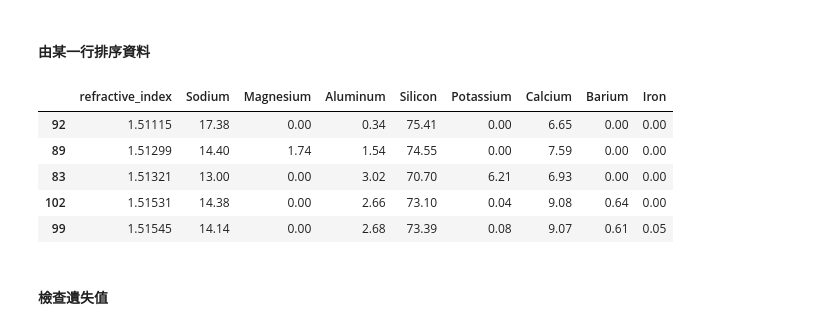
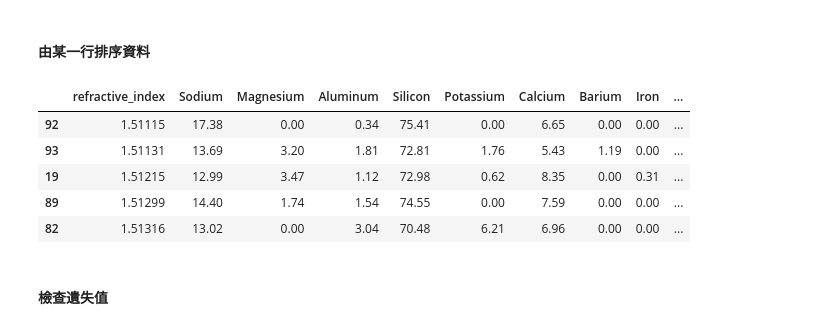
Before and after one commit to hyades910739/psg, a Jupyter notebook: week3/1008Nikki/nikki_專題.ipynb, the cells around one changed output. Cells and saved outputs as stored; diff of their text form; code cells hidden in the pictures.

```diff
--- a/week3/1008Nikki/nikki_專題.ipynb
+++ b/week3/1008Nikki/nikki_專題.ipynb
@@ -296,14 +296,14 @@ data1.head()
 # %% [markdown]
 #### 由某一行排序資料
 # %%
-X_train.sort_values(['refractive_index'],ascending=True).head()
+data.sort_values(['refractive_index'],ascending=True).head()
 # %% [output]
-|  | refractive_index | Sodium | Magnesium | Aluminum | Silicon | Potassium | Calcium | Barium | Iron |
-| 92 | 1.51115 | 17.38 | 0.00 | 0.34 | 75.41 | 0.00 | 6.65 | 0.00 | 0.00 |
-| 89 | 1.51299 | 14.40 | 1.74 | 1.54 | 74.55 | 0.00 | 7.59 | 0.00 | 0.00 |
-| 83 | 1.51321 | 13.00 | 0.00 | 3.02 | 70.70 | 6.21 | 6.93 | 0.00 | 0.00 |
-| 102 | 1.51531 | 14.38 | 0.00 | 2.66 | 73.10 | 0.04 | 9.08 | 0.64 | 0.00 |
-| 99 | 1.51545 | 14.14 | 0.00 | 2.68 | 73.39 | 0.08 | 9.07 | 0.61 | 0.05 |
+|  | refractive_index | Sodium | Magnesium | Aluminum | Silicon | Potassium | Calcium | Barium | Iron | ... |
+| 92 | 1.51115 | 17.38 | 0.00 | 0.34 | 75.41 | 0.00 | 6.65 | 0.00 | 0.00 | ... |
+| 93 | 1.51131 | 13.69 | 3.20 | 1.81 | 72.81 | 1.76 | 5.43 | 1.19 | 0.00 | ... |
+| 19 | 1.51215 | 12.99 | 3.47 | 1.12 | 72.98 | 0.62 | 8.35 | 0.00 | 0.31 | ... |
+| 89 | 1.51299 | 14.40 | 1.74 | 1.54 | 74.55 | 0.00 | 7.59 | 0.00 | 0.00 | ... |
+| 82 | 1.51316 | 13.02 | 0.00 | 3.04 | 70.48 | 6.21 | 6.96 | 0.00 | 0.00 | ... |
 # %% [markdown]
 #### 檢查遺失值
 # %%
```
Also changed, not shown: parts of 3 cells of this notebook.
